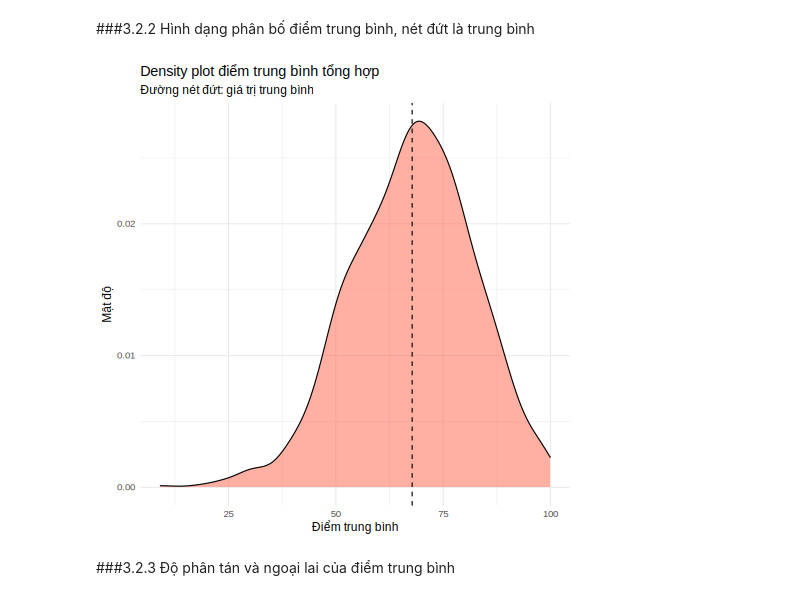
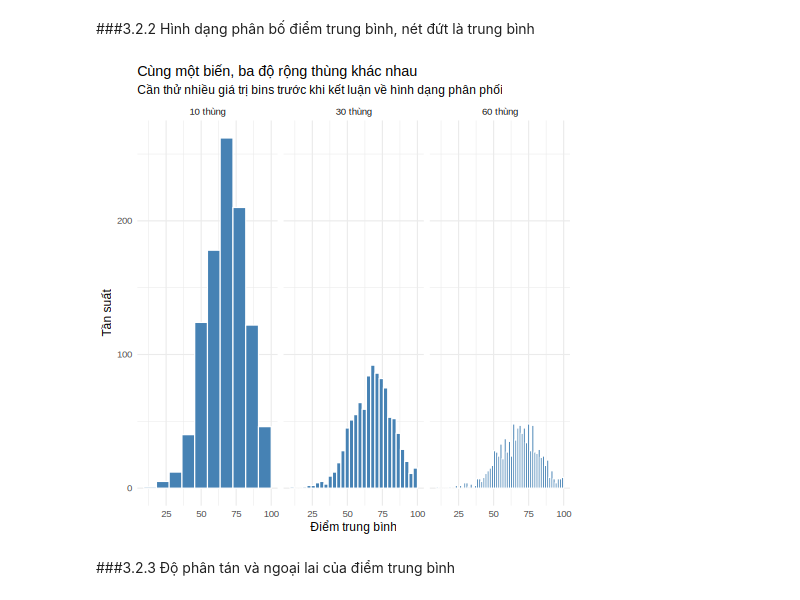
Before and after one commit to 25-DoThanQuocKhanh-24174600024/DHKL18A1HN_Do_An_Nhom_2_CD_3, a Jupyter notebook: Đồ_Án_1_Nhóm_2_2_DHKL18A1HN.ipynb, the cells around one changed output. Cells and saved outputs as stored; diff of their text form; code cells hidden in the pictures.

```diff
--- a/Đồ_Án_1_Nhóm_2_2_DHKL18A1HN.ipynb
+++ b/Đồ_Án_1_Nhóm_2_2_DHKL18A1HN.ipynb
@@ -1136,16 +1133,22 @@ save_plot(p32a, "3.2a_histogram")
 # %% [markdown]
 ###3.2.2 Hình dạng phân bố điểm trung bình, nét đứt là trung bình
-# %%
-%%R
-# [p32b] DENSITY PLOT: hình dạng phân bố điểm trung bình, đường nét đứt = trung bình  -> plots/3.2b_density.png
-p32b <- ggplot(df, aes(average_score)) +
-  geom_density(fill = "tomato", alpha = 0.5) +
-  geom_vline(aes(xintercept = mean(average_score)), linetype = "dashed") +
-  labs(title = "Density plot điểm trung bình tổng hợp",
-       subtitle = "Đường nét đứt: giá trị trung bình",
-       x = "Điểm trung bình", y = "Mật độ")
-save_plot(p32b, "3.2b_density")
-# %% [output]
-[figure, removed]
+# %%
+%%R
+# [p32b] Thử nhiều độ rộng thùng: bins quá ít che chi tiết, quá nhiều tạo nhiễu  -> plots/3.2b_thu_bins.png
+bin_tab <- map_dfr(c(10, 30, 60), \(b) {
+  h <- hist(df$average_score, breaks = seq(min(df$average_score), max(df$average_score),
+                                           length.out = b + 1), plot = FALSE)
+  tibble(mid = h$mids, count = h$counts, width = h$breaks[2] - h$breaks[1],
+         bins = paste(b, "thùng"))
+}) |> mutate(bins = factor(bins, levels = paste(c(10, 30, 60), "thùng")))
+p32b <- ggplot(bin_tab, aes(mid, count, width = width)) +
+  geom_col(fill = "steelblue", color = "white") +
+  facet_wrap(~ bins, nrow = 1) +
+  labs(title = "Cùng một biến, ba độ rộng thùng khác nhau",
+       subtitle = "Cần thử nhiều giá trị bins trước khi kết luận về hình dạng phân phối",
+       x = "Điểm trung bình", y = "Tần suất")
+save_plot(p32b, "3.2b_thu_bins", w = 11, h = 4)
+# %% [output]
+[figure, added]
 # %% [markdown]
 ###3.2.3 Độ phân tán và ngoại lai của điểm trung bình
```
Also changed, not shown: parts of 15 cells of this notebook.
